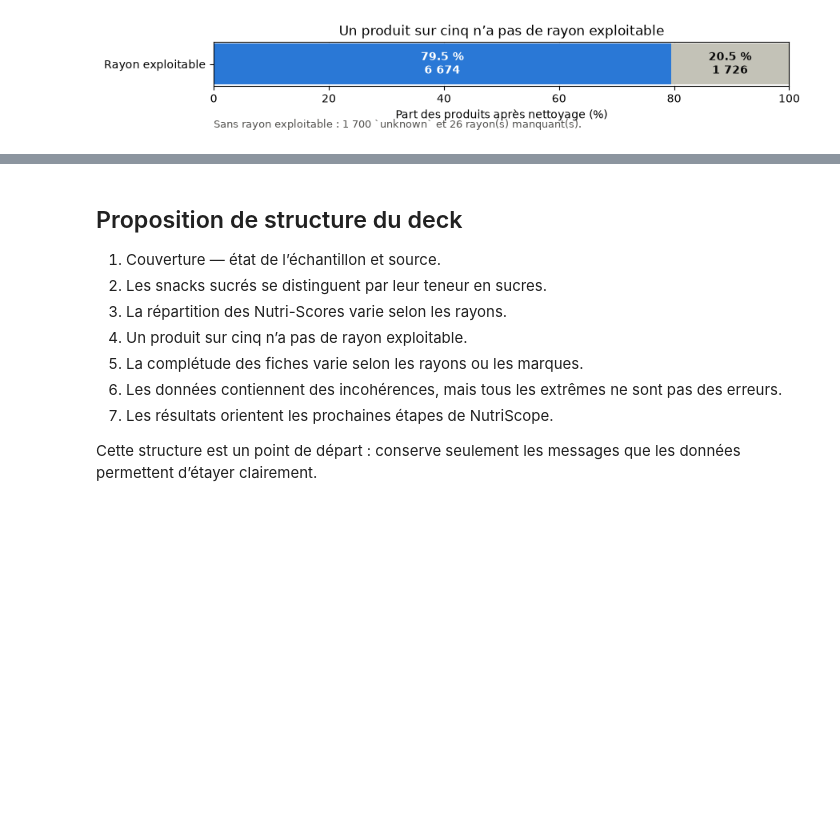
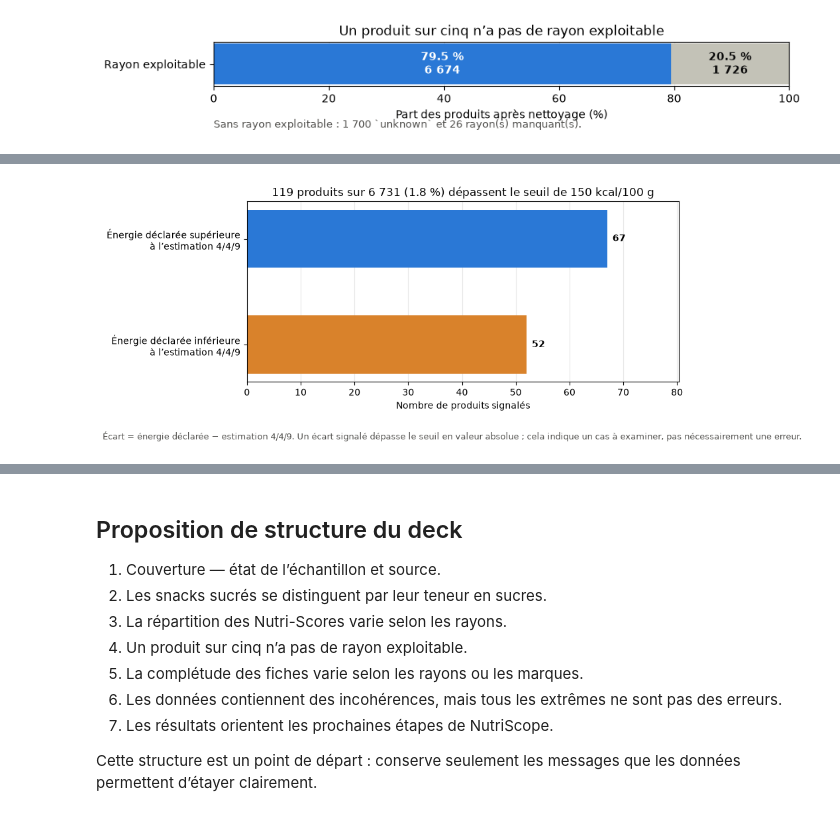
Before and after one commit to SDMM27/NutriScope, a Jupyter notebook: notebooks/tp11_plan_datastorytelling.ipynb, the cells around one changed output, grey strips where cells are left out. Saved outputs shown, nothing was run; the diff lists cells and outputs as text; code cells hidden in the pictures; blank space fills up the shorter version.

```diff
--- a/notebooks/tp11_plan_datastorytelling.ipynb
+++ b/notebooks/tp11_plan_datastorytelling.ipynb
@@ -452,0 +553,99 @@ plt.show()
+# %%
+# Écarts d’énergie
+import matplotlib.pyplot as plt
+
+# Les quatre valeurs doivent être présentes pour calculer un écart.
+colonnes_requises = [
+    "energy-kcal_100g",
+    "carbohydrates_100g",
+    "proteins_100g",
+    "fat_100g",
+]
+
+comparables = perimetre.dropna(subset=colonnes_requises).copy()
+
+# Calcul 4/4/9 déjà défini dans l'EDA.
+comparables["energie_calculee"] = eda_lib.energie_calculee(comparables)
+
+# Un écart positif signifie que l'énergie déclarée est supérieure
+# à l'estimation ; un écart négatif signifie qu'elle est inférieure.
+comparables["ecart_energie"] = (
+    comparables["energy-kcal_100g"] - comparables["energie_calculee"]
+)
+
+seuil = eda_lib.ECART_ENERGIE_KCAL
+ecarts_signales = comparables["ecart_energie"].abs() > seuil
+
+nombre_total = len(comparables)
+nombre_signales = int(ecarts_signales.sum())
+nombre_sous_estimation = int(
+    (ecarts_signales & (comparables["ecart_energie"] < -seuil)).sum()
+)
+nombre_au_dessus_estimation = int(
+    (ecarts_signales & (comparables["ecart_energie"] > seuil)).sum()
+)
+
+# Vérifier que les deux directions couvrent tous les écarts signalés.
+assert nombre_sous_estimation + nombre_au_dessus_estimation == nombre_signales
+
+part_signalee = nombre_signales / nombre_total * 100
+
+print(f"Produits comparables : {nombre_total:,}".replace(",", " "))
+print(
+    f"Écarts supérieurs à {seuil:.0f} kcal/100 g : "
+    f"{nombre_signales:,} ({part_signalee:.1f} %)".replace(",", " ")
+)
+print(f"Énergie déclarée inférieure : {nombre_sous_estimation:,}".replace(",", " "))
+print(f"Énergie déclarée supérieure : {nombre_au_dessus_estimation:,}".replace(",", " "))
+
+# Graphique : les deux barres représentent les directions parmi les
+# produits dont l'écart absolu dépasse le seuil.
+categories = [
+    "Énergie déclarée inférieure\nà l’estimation 4/4/9",
+    "Énergie déclarée supérieure\nà l’estimation 4/4/9",
+]
+effectifs = [nombre_sous_estimation, nombre_au_dessus_estimation]
+couleurs = ["#d9822b", "#2a78d6"]
+
+fig, ax = plt.subplots(figsize=(9, 4))
+
+barres = ax.barh(
+    categories,
+    effectifs,
+    color=couleurs,
+    height=0.55,
+)
+
+for barre, effectif in zip(barres, effectifs):
+    ax.text(
+        barre.get_width() + 1,
+        barre.get_y() + barre.get_height() / 2,
+        f"{effectif:,}".replace(",", " "),
+        va="center",
+        fontweight="bold",
+    )
+
+ax.set_xlim(0, max(effectifs) * 1.2)
+ax.set_xlabel("Nombre de produits signalés")
+ax.set_title(
+    f"{nombre_signales:,} produits sur {nombre_total:,} "
+    f"({part_signalee:.1f} %) dépassent le seuil de "
+    f"{seuil:.0f} kcal/100 g".replace(",", " ")
+)
+ax.grid(axis="x", alpha=0.3)
+ax.set_axisbelow(True)
+
+fig.text(
+    0.01,
+    0.01,
+    "Écart = énergie déclarée − estimation 4/4/9. "
+    "Un écart signalé dépasse le seuil en valeur absolue ; "
+    "cela indique un cas à examiner, pas nécessairement une erreur.",
+    ha="left",
+    fontsize=9,
+    color="#52514e",
+)
+
+fig.tight_layout(rect=(0, 0.08, 1, 1))
+plt.show()
+# %% [output]
@@ -452,0 +656 @@ plt.show()
+[figure, added]
```
Also changed, not shown: parts of 16 cells of this notebook.
